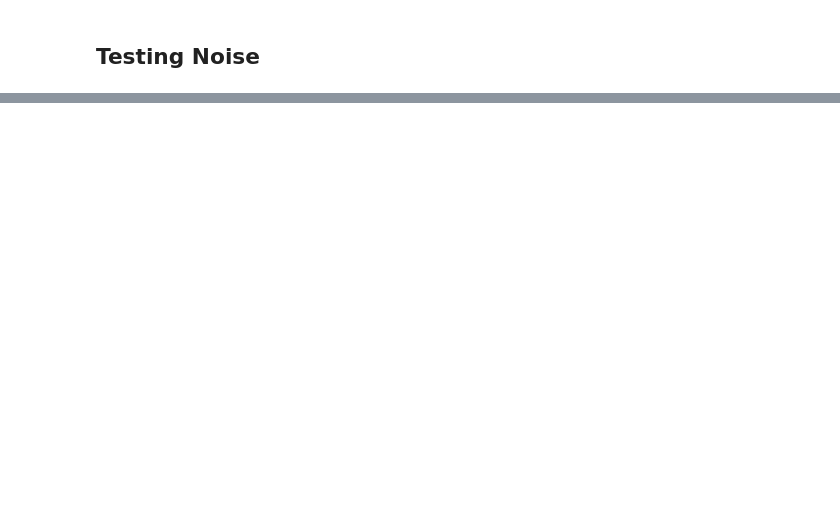
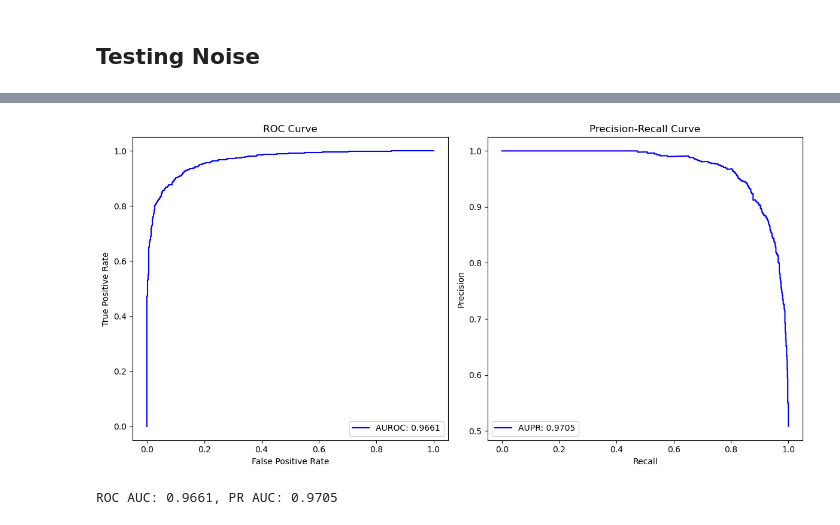
Before and after one commit to jp4147/trend-analysis, a Jupyter notebook: stella_emb_trend_models.ipynb, the cells around one changed output, grey strips where cells are left out. Cells and saved outputs as stored; diff of their text form; code cells hidden in the pictures; blank space fills up the shorter version.

```diff
--- a/stella_emb_trend_models.ipynb
+++ b/stella_emb_trend_models.ipynb
@@ -109,0 +145,20 @@ First entry: {'emb': array([-0.02249823, -0.01759025, -0.00595052, ...,  0.03521
+# %%
+
+input_dim = 1536  # Assuming embeddings have 1536 dimensions
+hidden_dim = 128
+output_dim = 1
+model_type = 'mlp'  # Example: Using an MLP model
+device = torch.device('cuda' if torch.cuda.is_available() else 'cpu')
+
+# Initialize Training instance
+trainer = Training(
+    data=mar_embeddings,
+    model=model_type,
+    input_dim=input_dim,
+    hidden_dim=hidden_dim,
+    output_dim=output_dim,
+    device=device
+)
+
+# Train the model
+best_model, train_losses, val_losses = trainer.training(lr=0.0001, num_epochs=1000, patience=10)
@@ -109,0 +183,57 @@ First entry: {'emb': array([-0.02249823, -0.01759025, -0.00595052, ...,  0.03521
+# %%
+import matplotlib.pyplot as plt
+
+# For ROC and PR curve calculations
+from sklearn.metrics import roc_curve, auc, precision_recall_curve
+# Evaluate the model on the validation set and get predictions
+# Evaluate the model on the validation set
+all_outputs, all_labels = [], []
+trainer.model.eval()  # Set model to evaluation mode
+
+with torch.no_grad():
+    for embeddings, labels in trainer.data_splits.val_loader:
+        embeddings, labels = embeddings.to(device), labels.float().to(device)
+
+        # Generate the mask
+        mask = (embeddings != 0).bool()
+
+        # Model predictions with mask
+        outputs = trainer.model(embeddings, mask)
+        all_outputs.extend(outputs.cpu().numpy().flatten())  # Flatten to 1D array
+        all_labels.extend(labels.cpu().numpy())
+
+# Function to plot ROC and PR curves
+def roc_pr(outputs, labels, plot='yes'):
+    fpr, tpr, _ = roc_curve(np.array(labels), np.array(outputs))
+    pre, rec, _ = precision_recall_curve(np.array(labels), np.array(outputs))
+
+    if plot == 'yes':
+        fig, (ax1, ax2) = plt.subplots(1, 2, figsize=(12, 6))
+
+        # ROC Curve
+        roc_auc = auc(fpr, tpr)
+        ax1.plot(fpr, tpr, color='b', label=f'AUROC: {roc_auc:.4f}')
+        ax1.set_title('ROC Curve')
+        ax1.set_xlabel('False Positive Rate')
+        ax1.set_ylabel('True Positive Rate')
+        ax1.legend(loc="lower right")
+
+        # Precision-Recall Curve
+        pr_auc = auc(rec, pre)
+        ax2.plot(rec, pre, color='b', label=f'AUPR: {pr_auc:.4f}')
+        ax2.set_title('Precision-Recall Curve')
+        ax2.set_xlabel('Recall')
+        ax2.set_ylabel('Precision')
+        ax2.legend(loc="lower left")
+
+        plt.tight_layout()
+        plt.show()
+
+    return roc_auc, pr_auc
+
+# Plot ROC and PR curves
+roc_auc, pr_auc = roc_pr(all_outputs, all_labels, plot='yes')
+print(f"ROC AUC: {roc_auc:.4f}, PR AUC: {pr_auc:.4f}")
+# %% [output]
+[figure, added]
+ROC AUC: 0.9661, PR AUC: 0.9705
```
Also changed, not shown: parts of 20 cells of this notebook, 3 other files.
